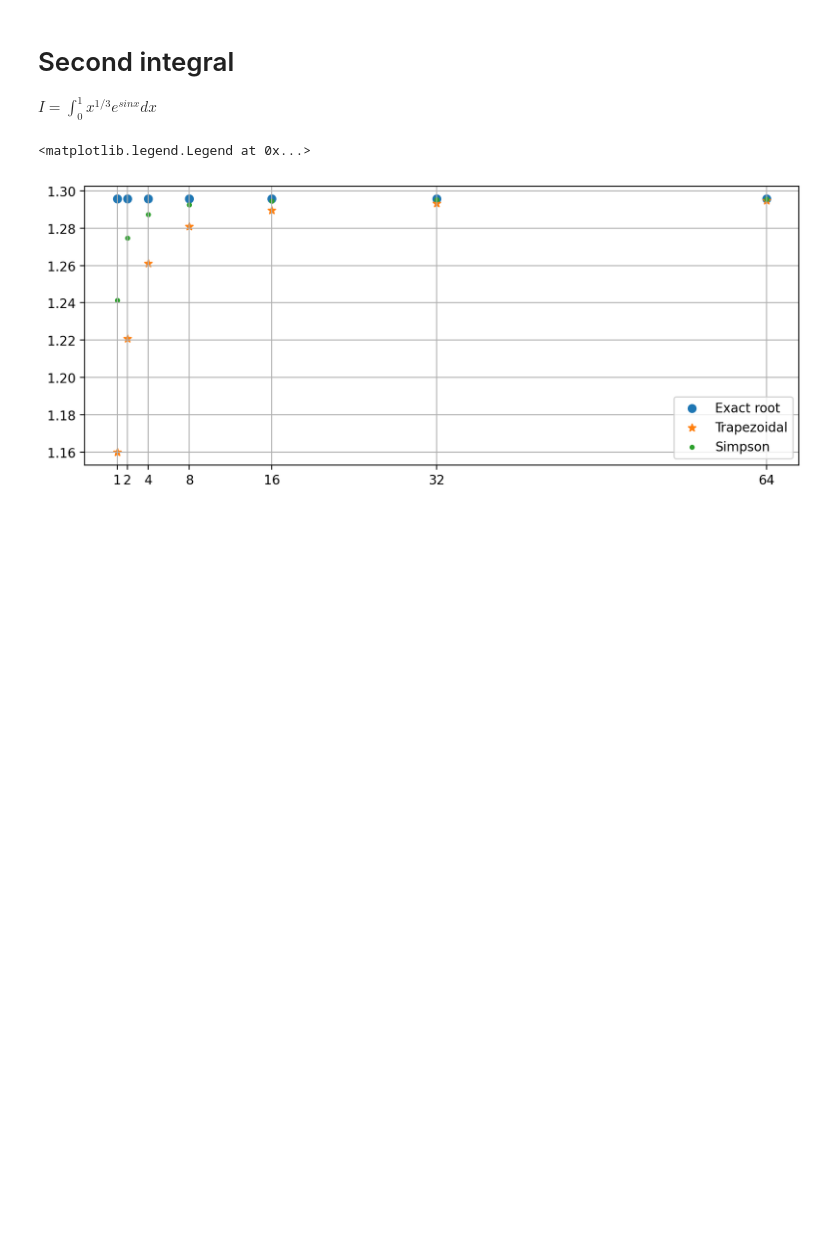
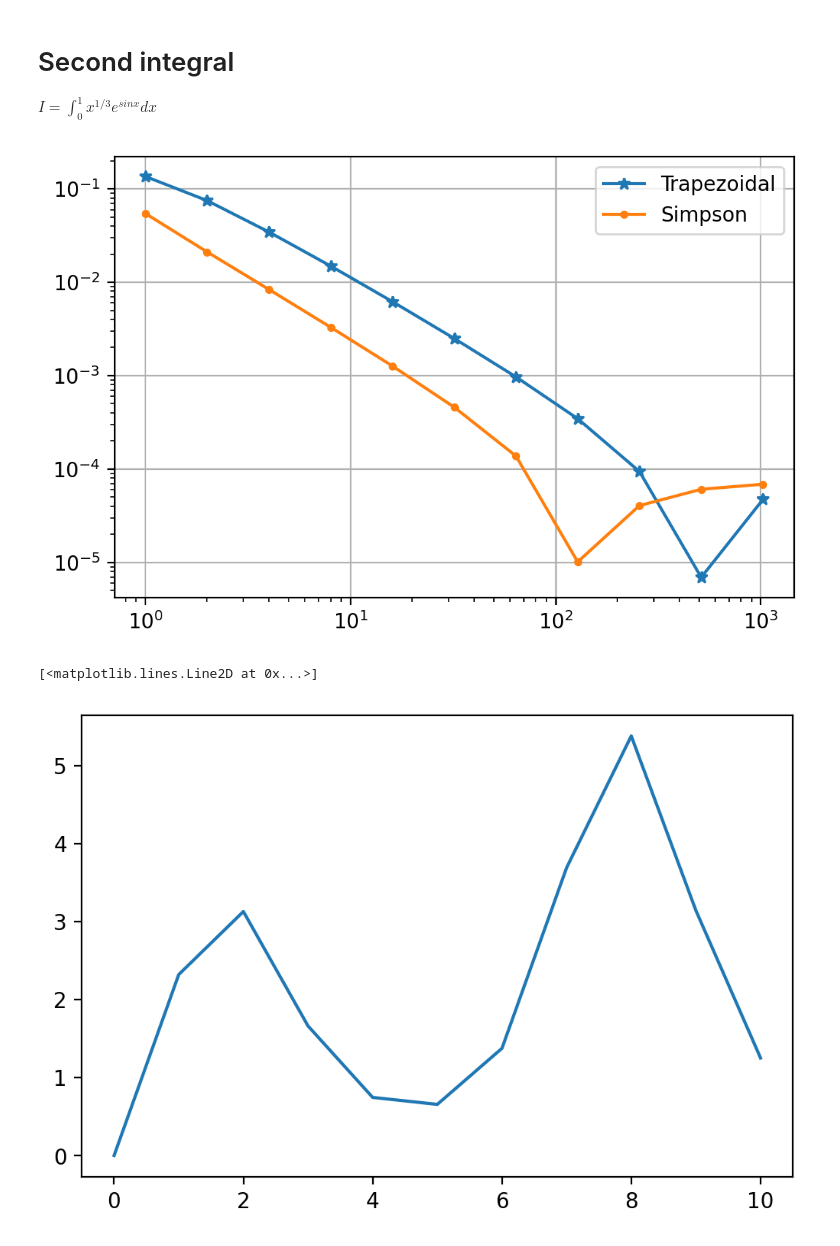
Before and after one commit to dckokis/OVF, a Jupyter notebook: task3/task3.ipynb, the cells around one changed output. Drawn from its saved outputs; the diff is of its cells as text; code cells hidden in the pictures; blank space fills up the shorter version.

```diff
--- a/task3/task3.ipynb
+++ b/task3/task3.ipynb
@@ -52,18 +56,23 @@ $I = \int_{0}^{1}x^{1/3}e^{sinx}dx$
 # %%
 exact_root = [1.2958] * N.size
 f2 = lambda x: np.power(x, 1 / 3) * np.exp(np.sin(x))
 history = {trapezoidal_method: [], simpson_method: []}
 for n in N:
 	trapezoidal_root = integrate(f2, 0, 1, trapezoidal_method, n)
 	simpson_root = integrate(f2, 0, 1, simpson_method, n)
 	history[trapezoidal_method].append(trapezoidal_root)
 	history[simpson_method].append(simpson_root)
-plt.scatter(N, exact_root, label='Exact root')
-plt.scatter(N, history[trapezoidal_method], label='Trapezoidal', marker='*')
-plt.scatter(N, history[simpson_method], label='Simpson', marker='.')
+# plt.plot(N, exact_root, label='Exact root')
+plt.plot(N, np.abs(np.array(exact_root) - np.array(history[trapezoidal_method])), label='Trapezoidal', marker='*')
+plt.plot(N, np.abs(np.array(exact_root) - np.array(history[simpson_method])), label='Simpson', marker='.')
 plt.xticks(N)
+plt.yscale('log')
+plt.xscale('log')
 plt.grid()
 plt.legend()
+plt.show()
+plt.plot(np.array([(x ** (1/3)) * np.exp(np.sin(x)) for x in range(N.size)]))
 # %% [output]
+[figure, new version]
-<matplotlib.legend.Legend at 0x...>
+[<matplotlib.lines.Line2D at 0x...>]
-[figure, old version]
+[figure, added]
```
Also changed, not shown: parts of 1 cell of this notebook, 1 other file.
